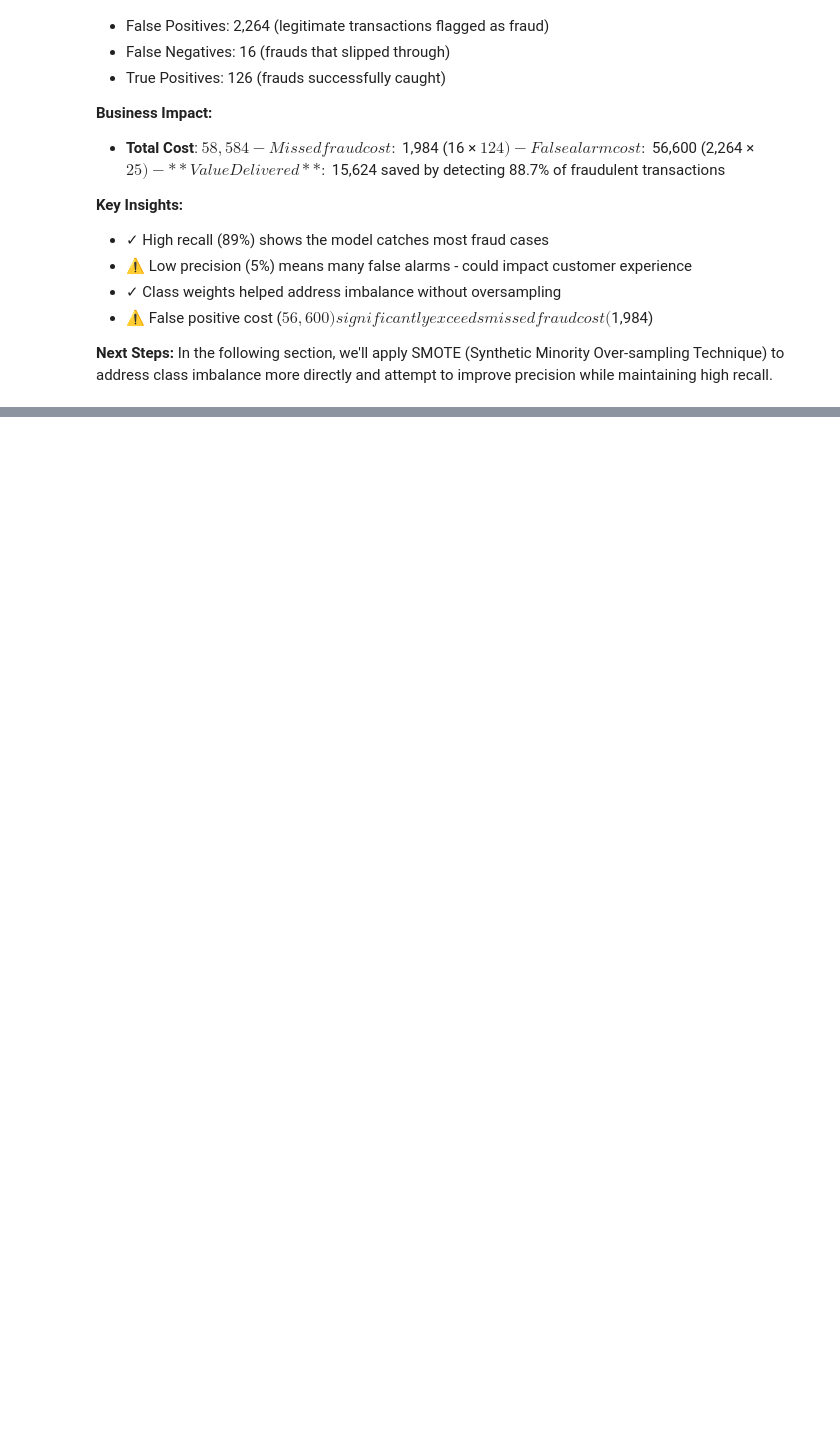
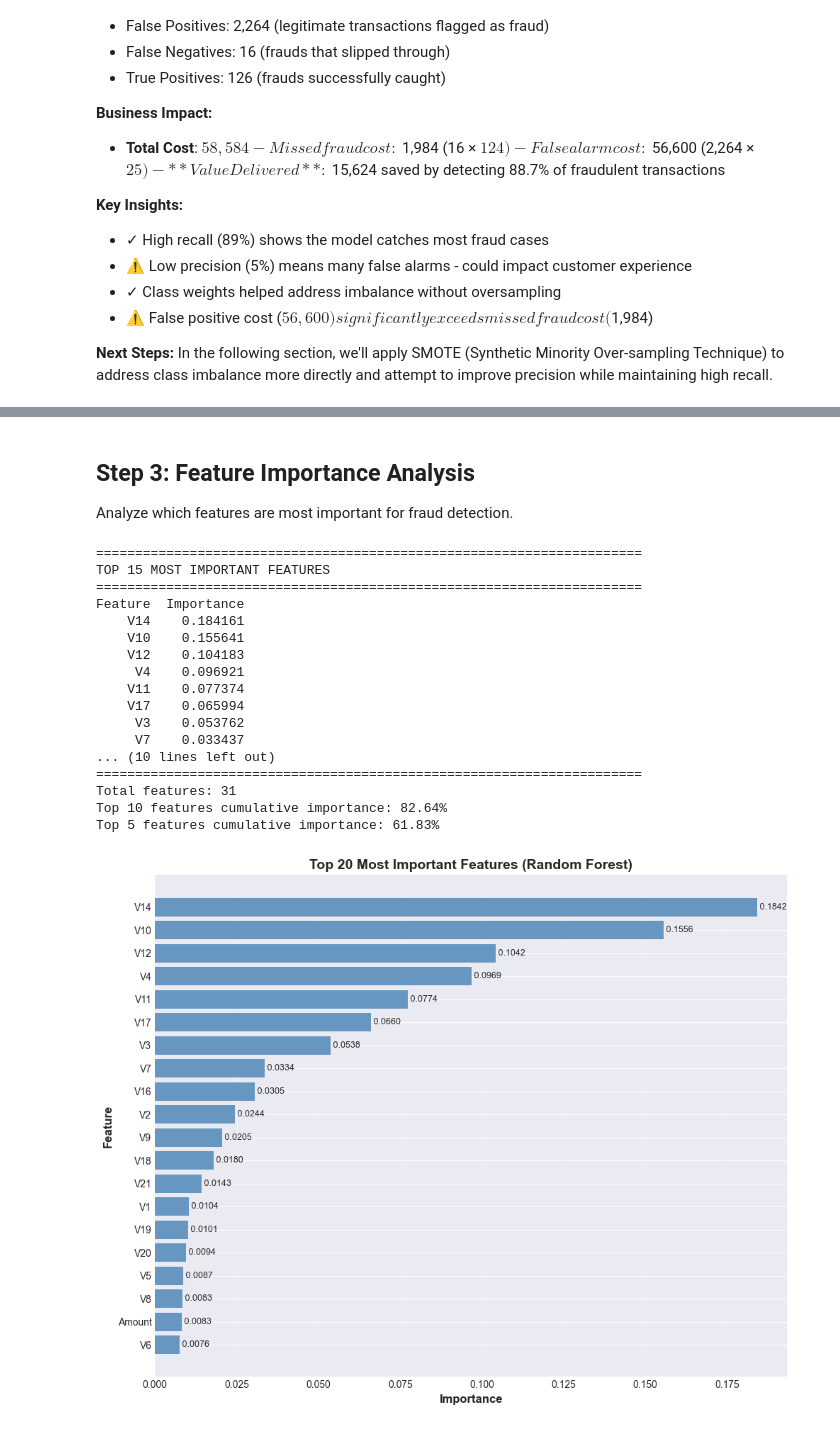
Before and after one commit to johnpospisil/credit-fraud-detection, a Jupyter notebook: credit-fraud-detection.ipynb, the cells around one changed output, grey strips where cells are left out. Saved outputs shown, nothing was run; the diff lists cells and outputs as text; code cells hidden in the pictures; blank space fills up the shorter version.

```diff
--- a/credit-fraud-detection.ipynb
+++ b/credit-fraud-detection.ipynb
@@ -1117,0 +1618,60 @@ In the following section, we'll apply SMOTE (Synthetic Minority Over-sampling Te
+# %% [markdown]
+## Step 3: Feature Importance Analysis
+
+Analyze which features are most important for fraud detection.
+# %%
+# Get feature importances
+feature_importance = pd.DataFrame({
+    'Feature': X_train.columns,
+    'Importance': rf_model.feature_importances_
+}).sort_values('Importance', ascending=False)
+
+print("="*70)
+print("TOP 15 MOST IMPORTANT FEATURES")
+print("="*70)
+print(feature_importance.head(15).to_string(index=False))
+
+print("\n" + "="*70)
+print("FEATURE IMPORTANCE STATISTICS")
+print("="*70)
+print(f"Total features: {len(feature_importance)}")
+print(f"Top 10 features cumulative importance: {feature_importance.head(10)['Importance'].sum():.2%}")
+print(f"Top 5 features cumulative importance: {feature_importance.head(5)['Importance'].sum():.2%}")
+
+# Visualize top 20 features
+fig, ax = plt.subplots(figsize=(10, 8))
+top_20 = feature_importance.head(20)
+ax.barh(range(len(top_20)), top_20['Importance'], color='steelblue', alpha=0.8)
+ax.set_yticks(range(len(top_20)))
+ax.set_yticklabels(top_20['Feature'])
+ax.set_xlabel('Importance', fontsize=12, fontweight='bold')
+ax.set_ylabel('Feature', fontsize=12, fontweight='bold')
+ax.set_title('Top 20 Most Important Features (Random Forest)', fontsize=14, fontweight='bold')
+ax.invert_yaxis()
+ax.grid(axis='x', alpha=0.3)
+
+# Add value labels
+for i, v in enumerate(top_20['Importance']):
+    ax.text(v, i, f' {v:.4f}', va='center', fontsize=9)
+
+plt.tight_layout()
+plt.show()
+# %% [output]
+======================================================================
+TOP 15 MOST IMPORTANT FEATURES
+======================================================================
+Feature  Importance
+    V14    0.184161
+    V10    0.155641
+    V12    0.104183
+     V4    0.096921
+    V11    0.077374
+    V17    0.065994
+     V3    0.053762
+     V7    0.033437
+... (10 lines left out)
+======================================================================
+Total features: 31
+Top 10 features cumulative importance: 82.64%
+Top 5 features cumulative importance: 61.83%
+[figure, added]
```
Also changed, not shown: parts of 22 cells of this notebook.
